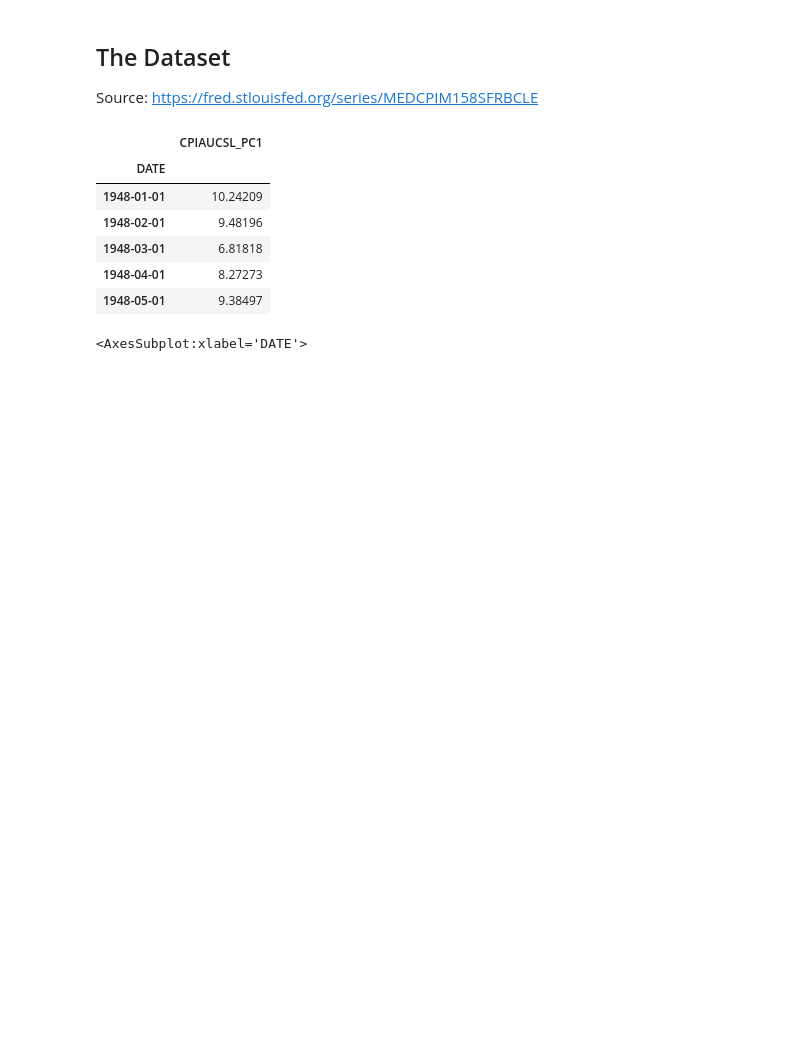
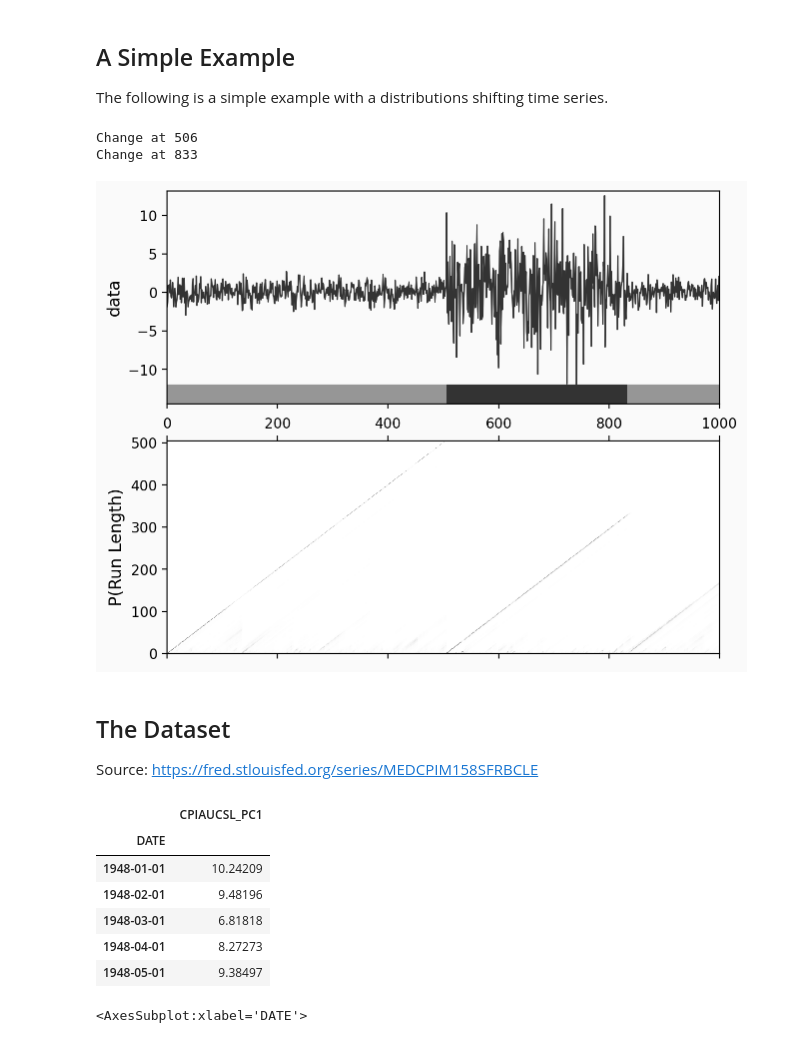
Before and after one commit to promised-ai/changepoint, a Jupyter notebook: pychangepoint/ChangePointExample.ipynb, the cells around one changed output. Drawn from its saved outputs; the diff is of its cells as text; code cells hidden in the pictures; blank space fills up the shorter version.

```diff
--- a/pychangepoint/ChangePointExample.ipynb
+++ b/pychangepoint/ChangePointExample.ipynb
@@ -7,3 +61,40 @@ import pychangepoint as chp
+# %% [markdown]
+## A Simple Example
+
+The following is a simple example with a distributions shifting time series.
+# %%
+rng = np.random.default_rng(0x123)
+
+dist_a = norm(0, 1)
+dist_b = norm(1, 4)
+# %%
+n = 1000
+time_series = np.empty(n)
+use_dist_a = True # Indicate which distribution should be sampled from
+
+for i in range(n):
+    if rng.uniform() > 0.995:
+        use_dist_a = not use_dist_a
+        print(f"Change at {i}")
+    if use_dist_a:
+        time_series[i] = dist_a.rvs(random_state = rng)
+    else:
+        time_series[i] = dist_b.rvs(random_state = rng)
+# %% [output]
+Change at 506
+Change at 833
+# %%
+cpd = chp.Bocpd(
+    prior=chp.NormalGamma(),
+    lam=36,
+)
+change_point_history = np.zeros((n, n))
+for i, x in enumerate(time_series):
+    change_point_history[i, : i + 1] = cpd.step(x)
+# %%
+change_point_plot(time_series, change_point_history);
+# %% [output]
+[figure, added]
 # %% [markdown]
 ## The Dataset
 
```
Also changed, not shown: parts of 11 cells of this notebook, 5 other files.
